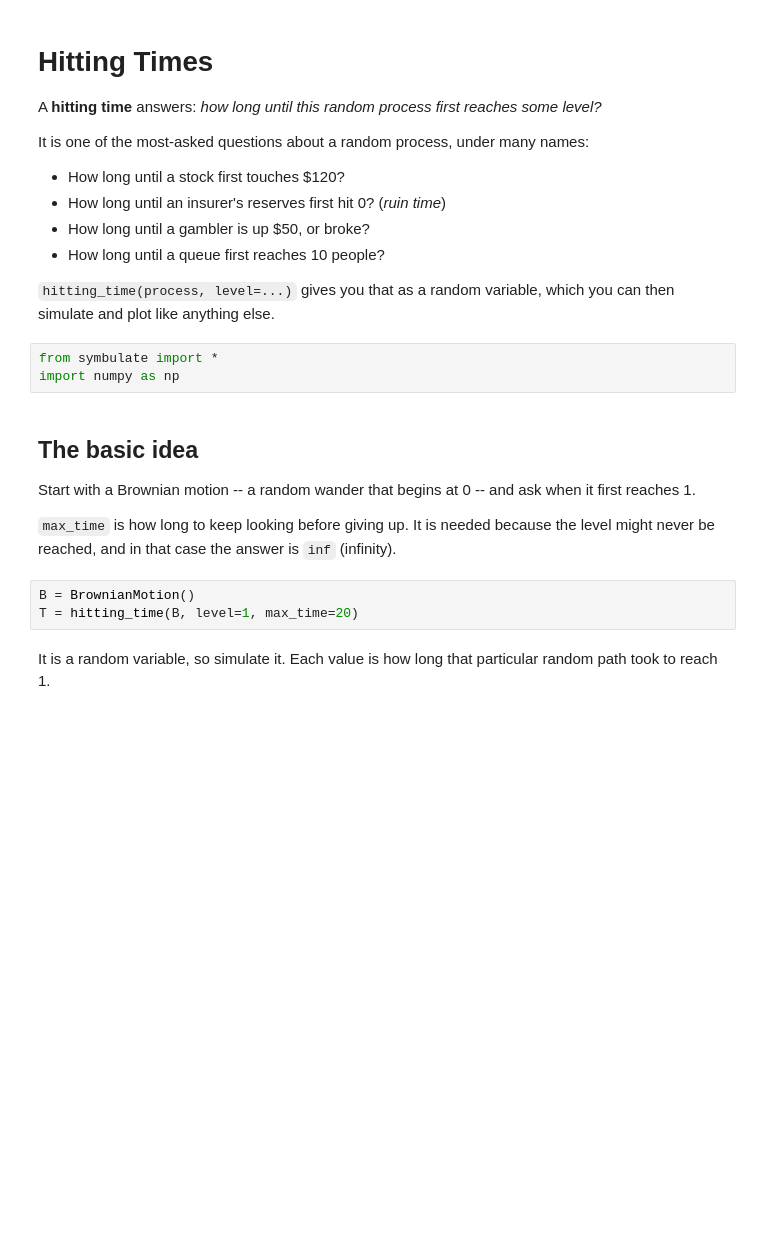
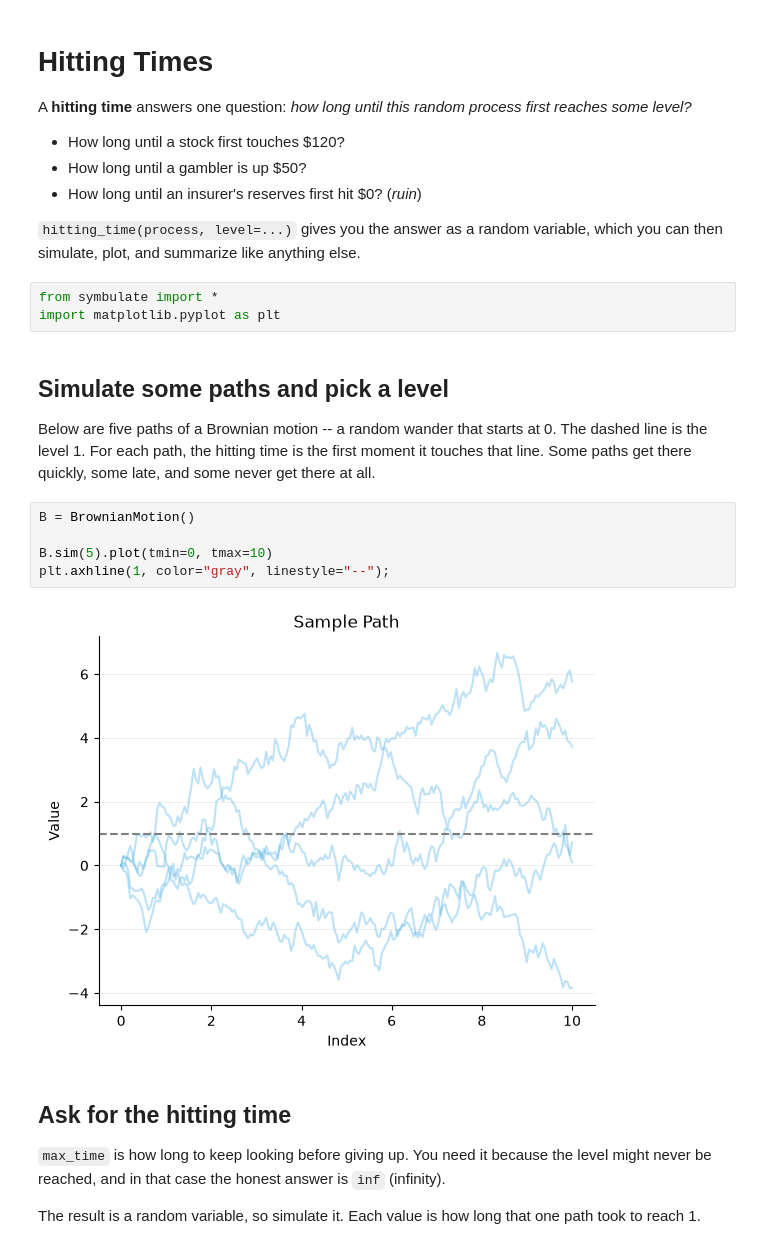
Before and after one commit to calpoly-symbulate/symbulate, a Jupyter notebook: team/models-and-sim-design/hitting_times_demo.ipynb, the cells around one changed output. Cells and saved outputs as stored; diff of their text form; blank space fills up the shorter version.

```diff
--- a/team/models-and-sim-design/hitting_times_demo.ipynb
+++ b/team/models-and-sim-design/hitting_times_demo.ipynb
@@ -1,28 +1,39 @@
 # %% [markdown]
 # Hitting Times
 
-A **hitting time** answers: *how long until this random process first reaches some level?*
-
-It is one of the most-asked questions about a random process, under many names:
+A **hitting time** answers one question: *how long until this random process
+first reaches some level?*
 
 - How long until a stock first touches \$120?
-- How long until an insurer's reserves first hit 0? (*ruin time*)
-- How long until a gambler is up \$50, or broke?
-- How long until a queue first reaches 10 people?
+- How long until a gambler is up \$50?
+- How long until an insurer's reserves first hit \$0? (*ruin*)
 
-`hitting_time(process, level=...)` gives you that as a random variable, which you can then simulate and plot like anything else.
+`hitting_time(process, level=...)` gives you the answer as a random variable,
+which you can then simulate, plot, and summarize like anything else.
 # %%
 from symbulate import *
-import numpy as np
+import matplotlib.pyplot as plt
 # %% [markdown]
-## The basic idea
+## Simulate some paths and pick a level
 
-Start with a Brownian motion -- a random wander that begins at 0 -- and ask when it first reaches 1.
-
-`max_time` is how long to keep looking before giving up. It is needed because the level might never be reached, and in that case the answer is `inf` (infinity).
+Below are five paths of a Brownian motion -- a random wander that starts at 0.
+The dashed line is the level 1. For each path, the hitting time is the first
+moment it touches that line. Some paths get there quickly, some late, and some
+never get there at all.
 # %%
 B = BrownianMotion()
-T = hitting_time(B, level=1, max_time=20)
+
+B.sim(5).plot(tmin=0, tmax=10)
+plt.axhline(1, color="gray", linestyle="--");
+# %% [output]
+[figure, added]
 # %% [markdown]
-It is a random variable, so simulate it. Each value is how long that particular random path took to reach 1.
+## Ask for the hitting time
+
+`max_time` is how long to keep looking before giving up. You need it because
+the level might never be reached, and in that case the honest answer is `inf`
+(infinity).
+
+The result is a random variable, so simulate it. Each value is how long that
+one path took to reach 1.
 # %%
```
Also changed, not shown: parts of 32 cells of this notebook.
